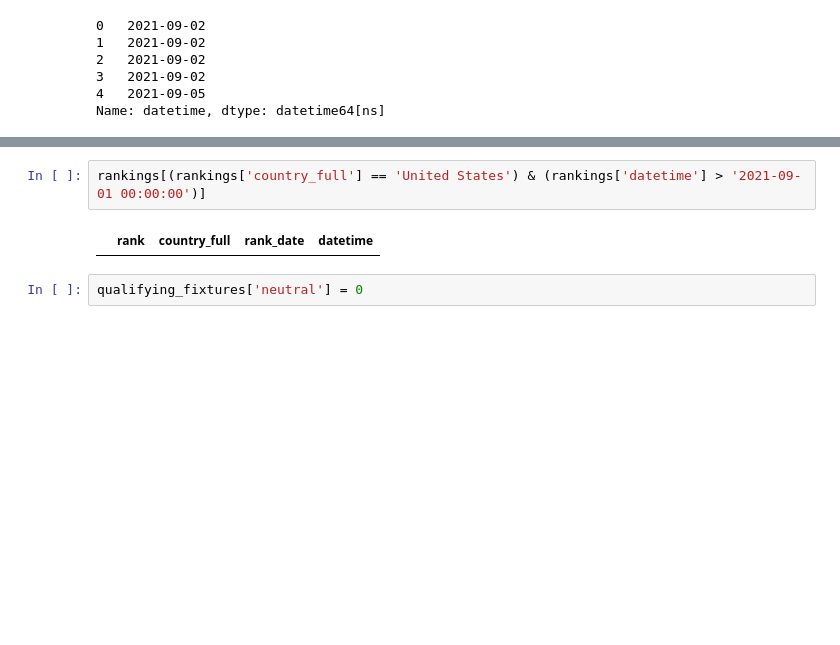
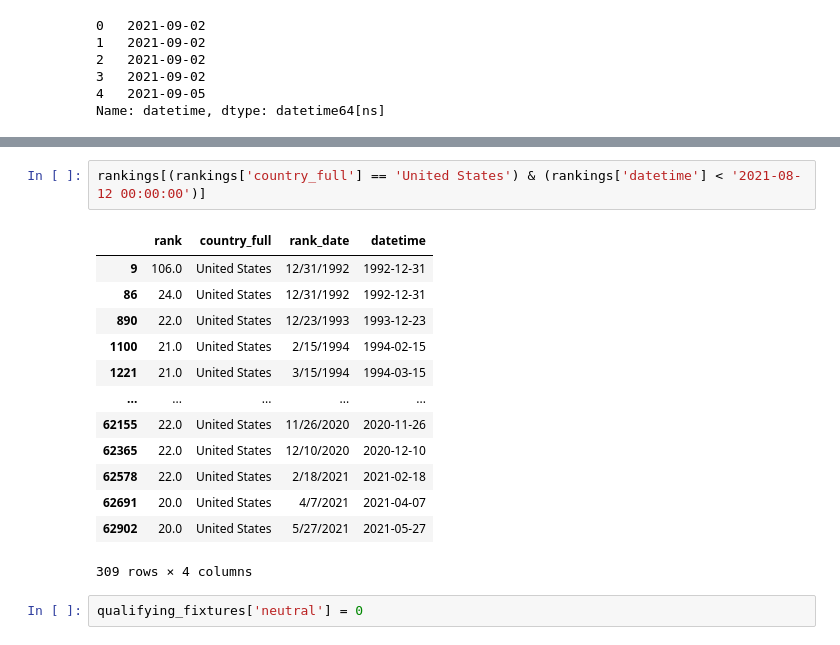
Before and after one commit to ajoneal/world-cup-qualifying-predictor, a Jupyter notebook: data-collection-cleaning-engineering.ipynb, the cells around one changed output, grey strips where cells are left out. Saved outputs shown, nothing was run; the diff lists cells and outputs as text; blank space fills up the shorter version.

Commit message:
fixing USA rankings

```diff
--- a/data-collection-cleaning-engineering.ipynb
+++ b/data-collection-cleaning-engineering.ipynb
@@ -674,7 +600,19 @@ qualifying_fixtures
 # %%
-rankings[(rankings['country_full'] == 'United States') & (rankings['datetime'] > '2021-09-01 00:00:00')]
+rankings[(rankings['country_full'] == 'United States') & (rankings['datetime'] < '2021-08-12 00:00:00')]
 # %% [output]
 |  | rank | country_full | rank_date | datetime |
+| 9 | 106.0 | United States | 12/31/1992 | 1992-12-31 |
+| 86 | 24.0 | United States | 12/31/1992 | 1992-12-31 |
+| 890 | 22.0 | United States | 12/23/1993 | 1993-12-23 |
+| 1100 | 21.0 | United States | 2/15/1994 | 1994-02-15 |
+| 1221 | 21.0 | United States | 3/15/1994 | 1994-03-15 |
+| ... | ... | ... | ... | ... |
+| 62155 | 22.0 | United States | 11/26/2020 | 2020-11-26 |
+| 62365 | 22.0 | United States | 12/10/2020 | 2020-12-10 |
+| 62578 | 22.0 | United States | 2/18/2021 | 2021-02-18 |
+| 62691 | 20.0 | United States | 4/7/2021 | 2021-04-07 |
+| 62902 | 20.0 | United States | 5/27/2021 | 2021-05-27 |
+309 rows × 4 columns
 # %%
 qualifying_fixtures['neutral'] = 0
 # %%
```
Also changed, not shown: parts of 22 cells of this notebook, 2 other files.
